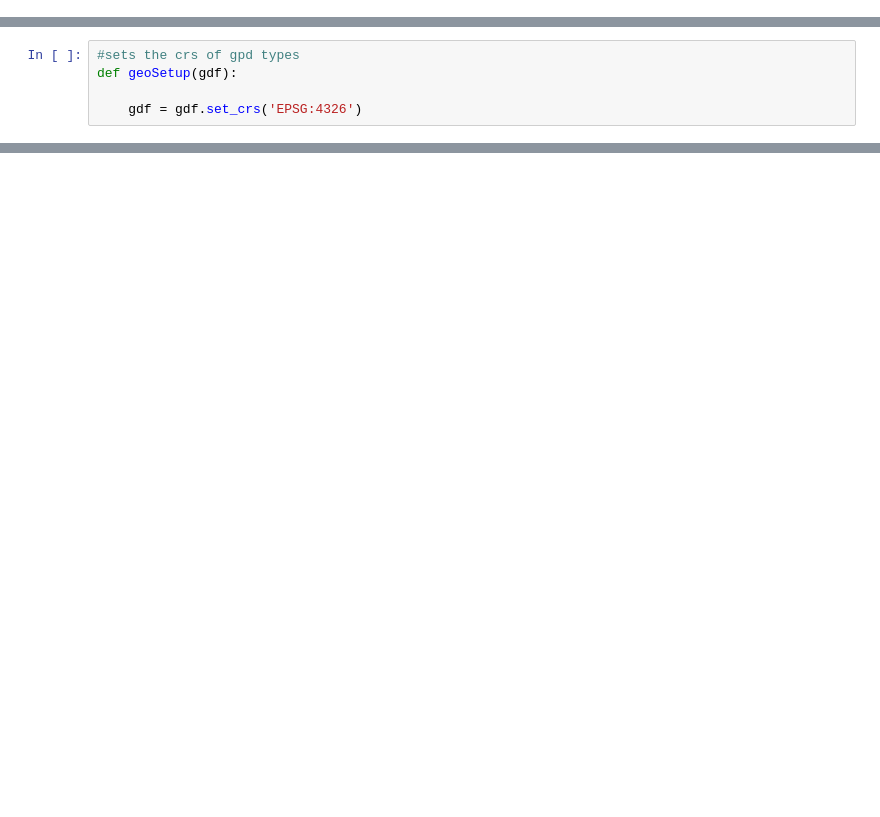
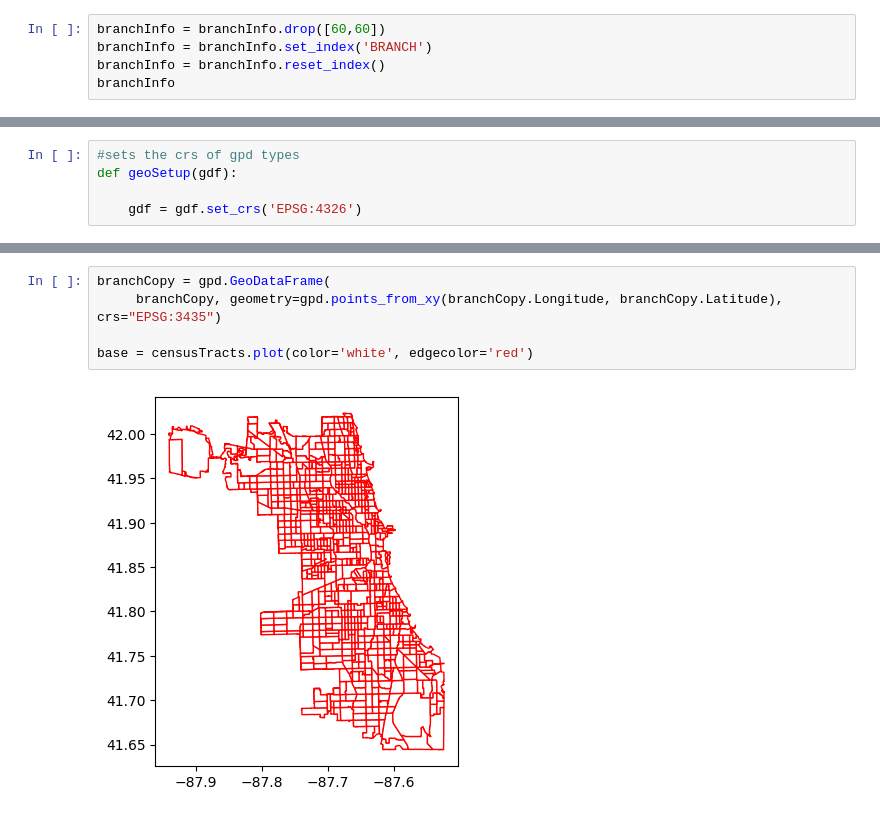
Before and after one commit to Rajvishah12/cpl_project, a Jupyter notebook: can-summer-2023/notebooks/cyclingCoverage.ipynb, the cells around one changed output, grey strips where cells are left out. Saved outputs shown, nothing was run; the diff lists cells and outputs as text; blank space fills up the shorter version.

```diff
--- a/can-summer-2023/notebooks/cyclingCoverage.ipynb
+++ b/can-summer-2023/notebooks/cyclingCoverage.ipynb
@@ -22,0 +34,5 @@ censusTracts = pd.read_csv('../data/clean/population_demographics.csv')
+# %%
+branchInfo = branchInfo.drop([60,60])
+branchInfo = branchInfo.set_index('BRANCH')
+branchInfo = branchInfo.reset_index()
+branchInfo
@@ -139 +254,8 @@ censusTracts.sort_values(by = 'cycling score 5 min', ascending = False)
+# %%
+branchCopy = gpd.GeoDataFrame(
+     branchCopy, geometry=gpd.points_from_xy(branchCopy.Longitude, branchCopy.Latitude), crs="EPSG:3435")
+
+base = censusTracts.plot(color='white', edgecolor='red')
+# %% [output]
+[figure, added]
 # %%
```
Also changed, not shown: parts of 22 cells of this notebook, 3 other files.
